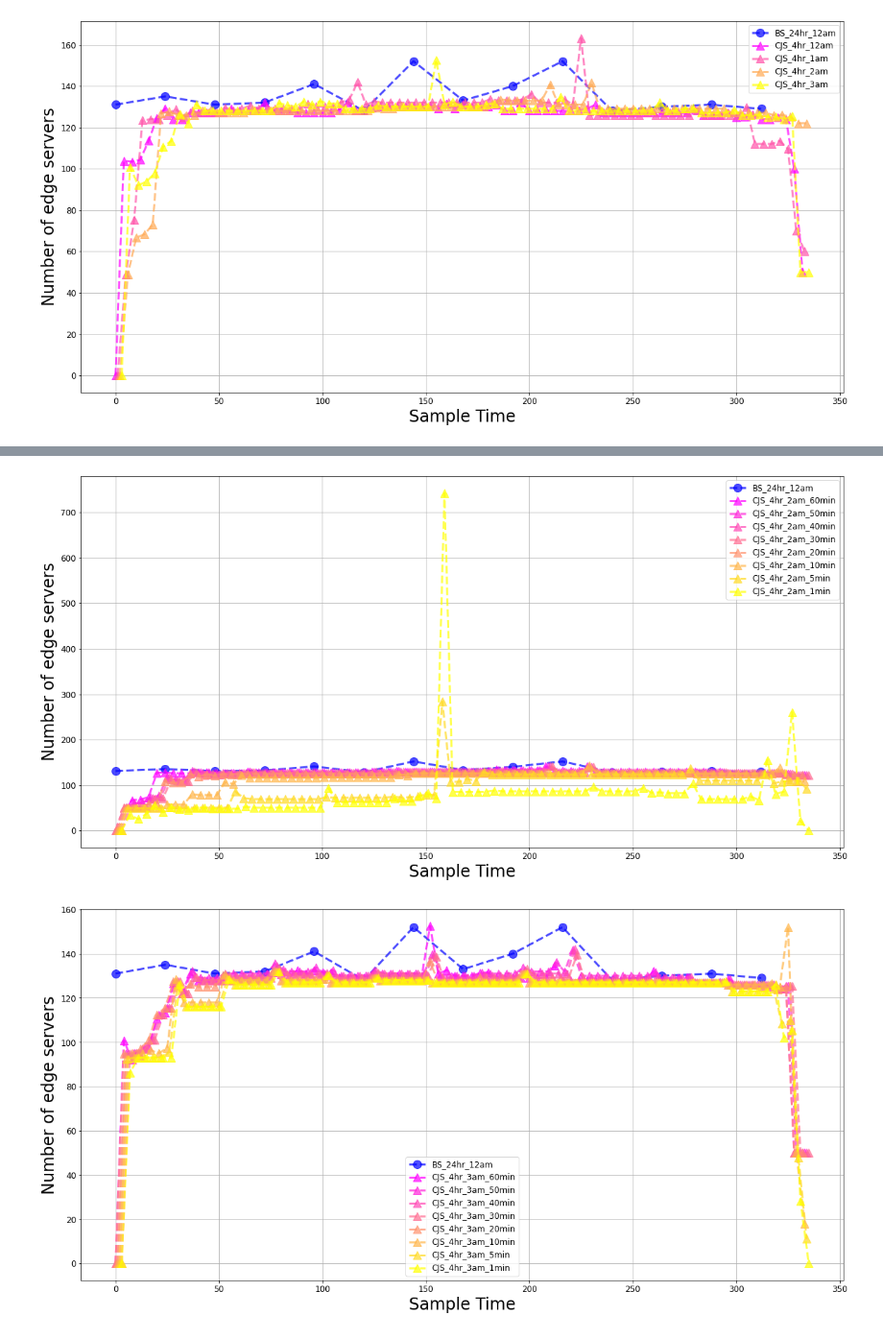
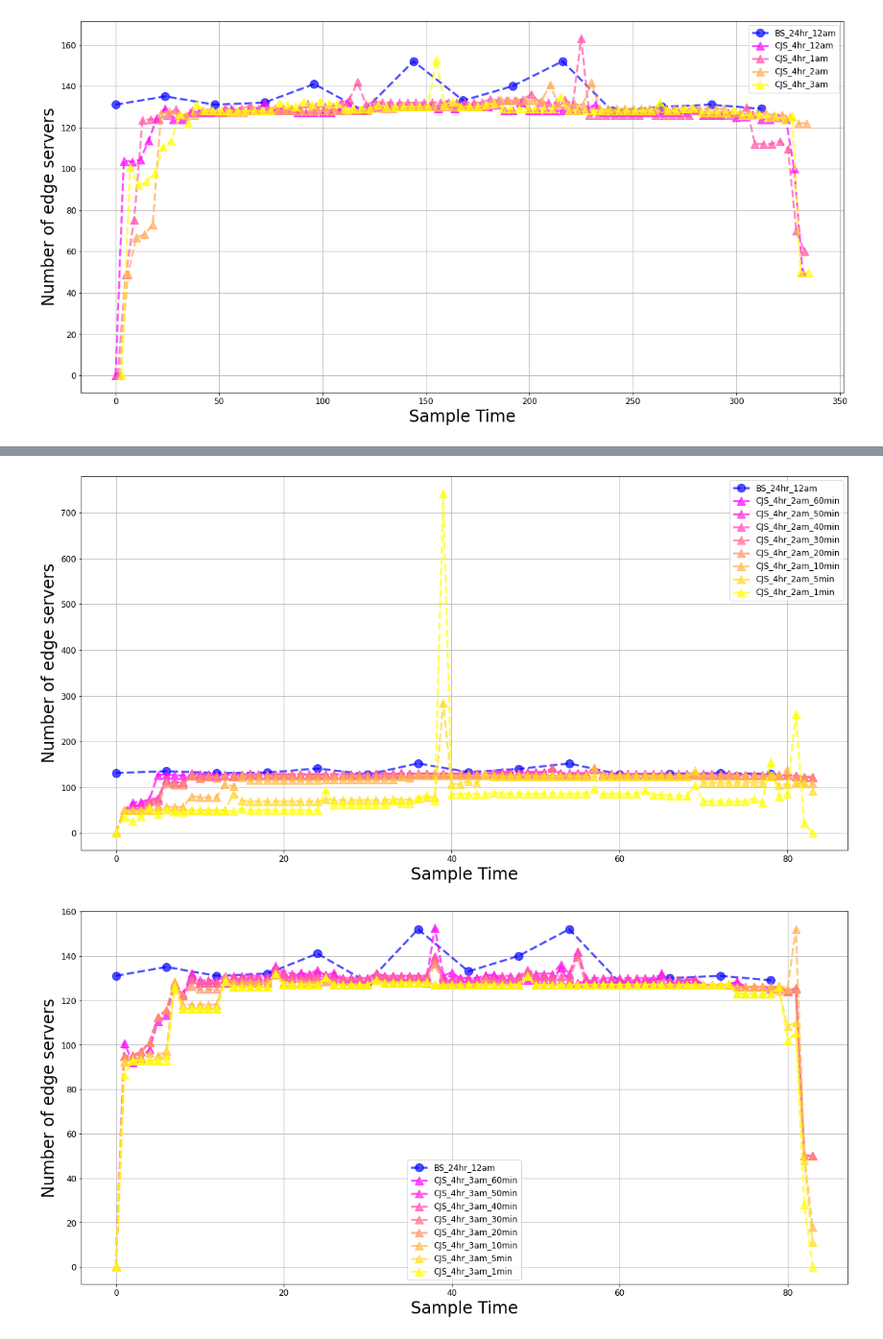
Before and after one commit to jill880829/CJS-Server-Size-Estimation, a Jupyter notebook: CJS-us.ipynb, the cells around one changed output, grey strips where cells are left out. Shown at 96% size. Cells and saved outputs as stored; diff of their text form; code cells hidden in the pictures.

```diff
--- a/CJS-us.ipynb
+++ b/CJS-us.ipynb
@@ -3390,11 +3378,9 @@ plt.show()
 # %%
 #CJS 4hr 2am
 fig, ax = plt.subplots(figsize=(20, 10))
-x_axis = [24*d for d in range(14)]
-x_axis1 = [4*d for d in range(14*6)]
-x_axis2 = [4*d+1 for d in range(14*6)]
-x_axis3 = [4*d+2 for d in range(14*6)]
-x_axis4 = [4*d+3 for d in range(14*6)]
+x_axis = [6*d for d in range(14)]
+x_axis1 = [d for d in range(14*6)]
+
 color_idx = np.linspace(0, 1, 8)
 ax.set_xlabel('Sample Time', fontsize=24)
 ax.set_ylabel('Number of edge servers', fontsize=24)
@@ -3402,13 +3388,13 @@ ax.set_ylabel('Number of edge servers', fontsize=24)
 plt.plot(x_axis, BS_24hr_12am, "o--", markersize=12, linewidth=3, color=plt.cm.winter(color_idx[0]), label='BS_24hr_12am', alpha=0.7)
 
 plt.plot(x_axis1, estimate_N_4hr_2am_60min, "^--", markersize=12, linewidth=3, color=plt.cm.spring(color_idx[0]), label='CJS_4hr_2am_60min', alpha=0.7)
-plt.plot(x_axis2, estimate_N_4hr_2am_50min, "^--", markersize=12, linewidth=3, color=plt.cm.spring(color_idx[1]), label='CJS_4hr_2am_50min', alpha=0.7)
-plt.plot(x_axis3, estimate_N_4hr_2am_40min, "^--", markersize=12, linewidth=3, color=plt.cm.spring(color_idx[2]), label='CJS_4hr_2am_40min', alpha=0.7)
-plt.plot(x_axis4, estimate_N_4hr_2am_30min, "^--", markersize=12, linewidth=3, color=plt.cm.spring(color_idx[3]), label='CJS_4hr_2am_30min', alpha=0.7)
+plt.plot(x_axis1, estimate_N_4hr_2am_50min, "^--", markersize=12, linewidth=3, color=plt.cm.spring(color_idx[1]), label='CJS_4hr_2am_50min', alpha=0.7)
+plt.plot(x_axis1, estimate_N_4hr_2am_40min, "^--", markersize=12, linewidth=3, color=plt.cm.spring(color_idx[2]), label='CJS_4hr_2am_40min', alpha=0.7)
+plt.plot(x_axis1, estimate_N_4hr_2am_30min, "^--", markersize=12, linewidth=3, color=plt.cm.spring(color_idx[3]), label='CJS_4hr_2am_30min', alpha=0.7)
 plt.plot(x_axis1, estimate_N_4hr_2am_20min, "^--", markersize=12, linewidth=3, color=plt.cm.spring(color_idx[4]), label='CJS_4hr_2am_20min', alpha=0.7)
-plt.plot(x_axis2, estimate_N_4hr_2am_10min, "^--", markersize=12, linewidth=3, color=plt.cm.spring(color_idx[5]), label='CJS_4hr_2am_10min', alpha=0.7)
-plt.plot(x_axis3, estimate_N_4hr_2am_5min, "^--", markersize=12, linewidth=3, color=plt.cm.spring(color_idx[6]), label='CJS_4hr_2am_5min', alpha=0.7)
-plt.plot(x_axis4, estimate_N_4hr_2am_1min, "^--", markersize=12, linewidth=3, color=plt.cm.spring(color_idx[7]), label='CJS_4hr_2am_1min', alpha=0.7)
+plt.plot(x_axis1, estimate_N_4hr_2am_10min, "^--", markersize=12, linewidth=3, color=plt.cm.spring(color_idx[5]), label='CJS_4hr_2am_10min', alpha=0.7)
+plt.plot(x_axis1, estimate_N_4hr_2am_5min, "^--", markersize=12, linewidth=3, color=plt.cm.spring(color_idx[6]), label='CJS_4hr_2am_5min', alpha=0.7)
+plt.plot(x_axis1, estimate_N_4hr_2am_1min, "^--", markersize=12, linewidth=3, color=plt.cm.spring(color_idx[7]), label='CJS_4hr_2am_1min', alpha=0.7)
 
 ax.grid()
 leg = ax.legend(fontsize=12)
@@ -3418,36 +3404,34 @@ ax.tick_params(axis='both', which='major', labelsize=12)
 
 plt.show()
 # %% [output]
-[figure, old version]
+[figure, new version]
 # %%
 #CJS 4hr 3am
 fig, ax = plt.subplots(figsize=(20, 10))
-x_axis = [24*d for d in range(14)]
-x_axis1 = [4*d for d in range(14*6)]
-x_axis2 = [4*d+1 for d in range(14*6)]
-x_axis3 = [4*d+2 for d in range(14*6)]
-x_axis4 = [4*d+3 for d in range(14*6)]
+x_axis = [6*d for d in range(14)]
+x_axis1 = [d for d in range(14*6)]
+
 color_idx = np.linspace(0, 1, 8)
 ax.set_xlabel('Sample Time', fontsize=24)
 ax.set_ylabel('Number of edge servers', fontsize=24)
 
 plt.plot(x_axis, BS_24hr_12am, "o--", markersize=12, linewidth=3, color=plt.cm.winter(color_idx[0]), label='BS_24hr_12am', alpha=0.7)
 
 plt.plot(x_axis1, estimate_N_4hr_3am_60min, "^--", markersize=12, linewidth=3, color=plt.cm.spring(color_idx[0]), label='CJS_4hr_3am_60min', alpha=0.7)
-plt.plot(x_axis2, estimate_N_4hr_3am_50min, "^--", markersize=12, linewidth=3, color=plt.cm.spring(color_idx[1]), label='CJS_4hr_3am_50min', alpha=0.7)
-plt.plot(x_axis3, estimate_N_4hr_3am_40min, "^--", markersize=12, linewidth=3, color=plt.cm.spring(color_idx[2]), label='CJS_4hr_3am_40min', alpha=0.7)
-plt.plot(x_axis4, estimate_N_4hr_3am_30min, "^--", markersize=12, linewidth=3, color=plt.cm.spring(color_idx[3]), label='CJS_4hr_3am_30min', alpha=0.7)
+plt.plot(x_axis1, estimate_N_4hr_3am_50min, "^--", markersize=12, linewidth=3, color=plt.cm.spring(color_idx[1]), label='CJS_4hr_3am_50min', alpha=0.7)
+plt.plot(x_axis1, estimate_N_4hr_3am_40min, "^--", markersize=12, linewidth=3, color=plt.cm.spring(color_idx[2]), label='CJS_4hr_3am_40min', alpha=0.7)
+plt.plot(x_axis1, estimate_N_4hr_3am_30min, "^--", markersize=12, linewidth=3, color=plt.cm.spring(color_idx[3]), label='CJS_4hr_3am_30min', alpha=0.7)
 plt.plot(x_axis1, estimate_N_4hr_3am_20min, "^--", markersize=12, linewidth=3, color=plt.cm.spring(color_idx[4]), label='CJS_4hr_3am_20min', alpha=0.7)
-plt.plot(x_axis2, estimate_N_4hr_3am_10min, "^--", markersize=12, linewidth=3, color=plt.cm.spring(color_idx[5]), label='CJS_4hr_3am_10min', alpha=0.7)
-plt.plot(x_axis3, estimate_N_4hr_3am_5min, "^--", markersize=12, linewidth=3, color=plt.cm.spring(color_idx[6]), label='CJS_4hr_3am_5min', alpha=0.7)
-plt.plot(x_axis4, estimate_N_4hr_3am_1min, "^--", markersize=12, linewidth=3, color=plt.cm.spring(color_idx[7]), label='CJS_4hr_3am_1min', alpha=0.7)
+plt.plot(x_axis1, estimate_N_4hr_3am_10min, "^--", markersize=12, linewidth=3, color=plt.cm.spring(color_idx[5]), label='CJS_4hr_3am_10min', alpha=0.7)
+plt.plot(x_axis1, estimate_N_4hr_3am_5min, "^--", markersize=12, linewidth=3, color=plt.cm.spring(color_idx[6]), label='CJS_4hr_3am_5min', alpha=0.7)
+plt.plot(x_axis1, estimate_N_4hr_3am_1min, "^--", markersize=12, linewidth=3, color=plt.cm.spring(color_idx[7]), label='CJS_4hr_3am_1min', alpha=0.7)
 
 ax.grid()
 leg = ax.legend(fontsize=12)
 # leg.set_title('Sampling Duration',prop={'size':20})
 
 ax.tick_params(axis='both', which='major', labelsize=12)
 
 plt.show()
 # %% [output]
-[figure, old version]
+[figure, new version]
```
Also changed, not shown: parts of 7 cells of this notebook.
